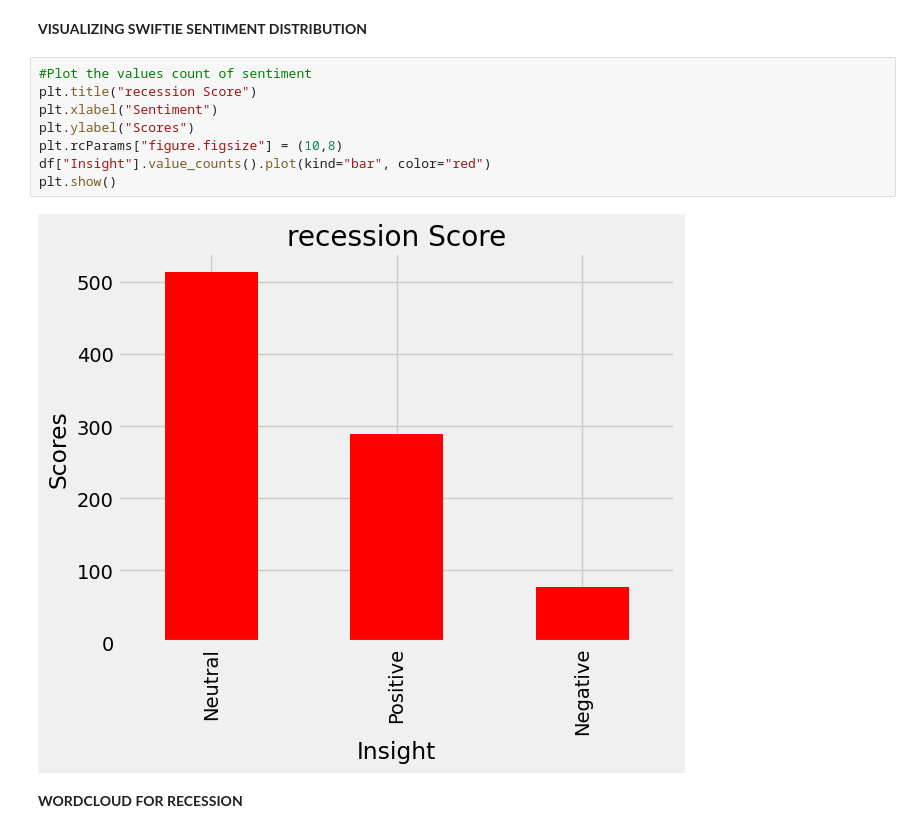
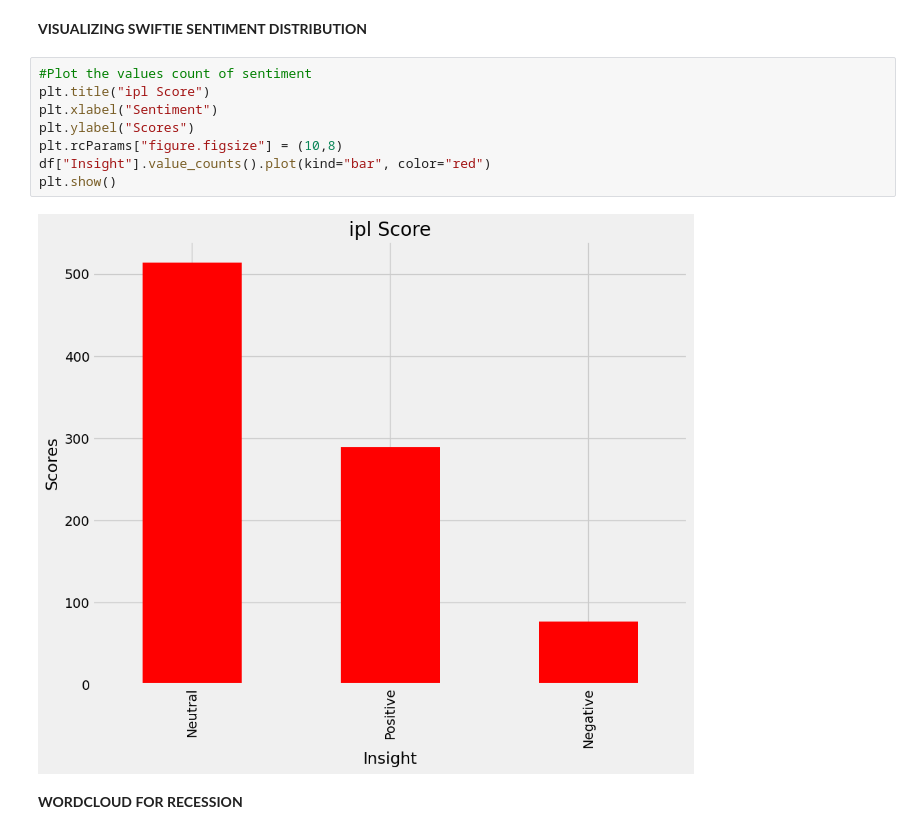
Before and after one commit to LaxmikanthReddyJitta/TextBasedAnalysis, a Jupyter notebook: RedditAppData_assignment-3.ipynb, the cells around one changed output. Saved outputs shown, nothing was run; the diff lists cells and outputs as text.

```diff
--- a/RedditAppData_assignment-3.ipynb
+++ b/RedditAppData_assignment-3.ipynb
@@ -274,14 +274,14 @@ plt.style.use('fivethirtyeight')
 **VISUALIZING SWIFTIE SENTIMENT DISTRIBUTION**
 # %%
 #Plot the values count of sentiment
-plt.title("recession Score")
+plt.title("ipl Score")
 plt.xlabel("Sentiment")
 plt.ylabel("Scores")
 plt.rcParams["figure.figsize"] = (10,8)
 df["Insight"].value_counts().plot(kind="bar", color="red")
 plt.show()
 # %% [output]
-[figure, old version]
+[figure, new version]
 # %% [markdown]
 
 **WORDCLOUD FOR RECESSION**
```
Also changed, not shown: parts of 20 cells of this notebook.
